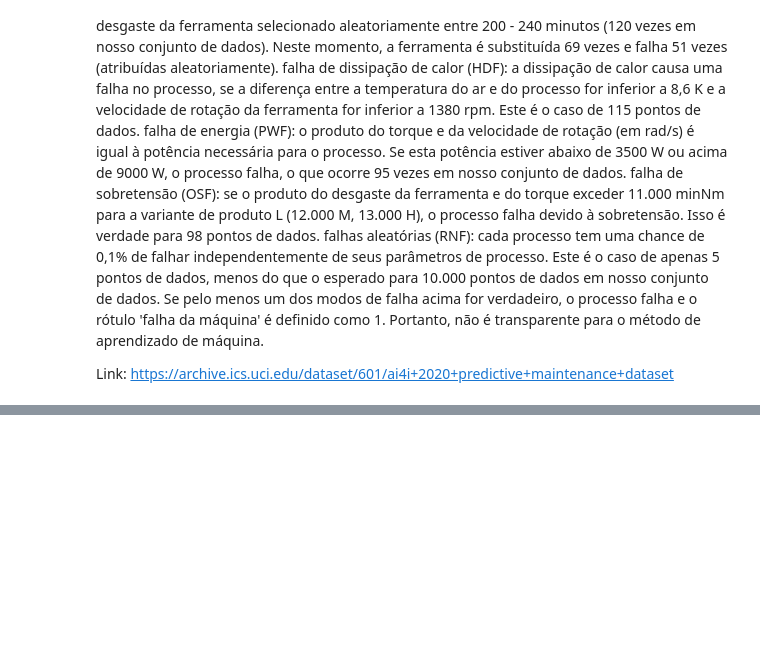
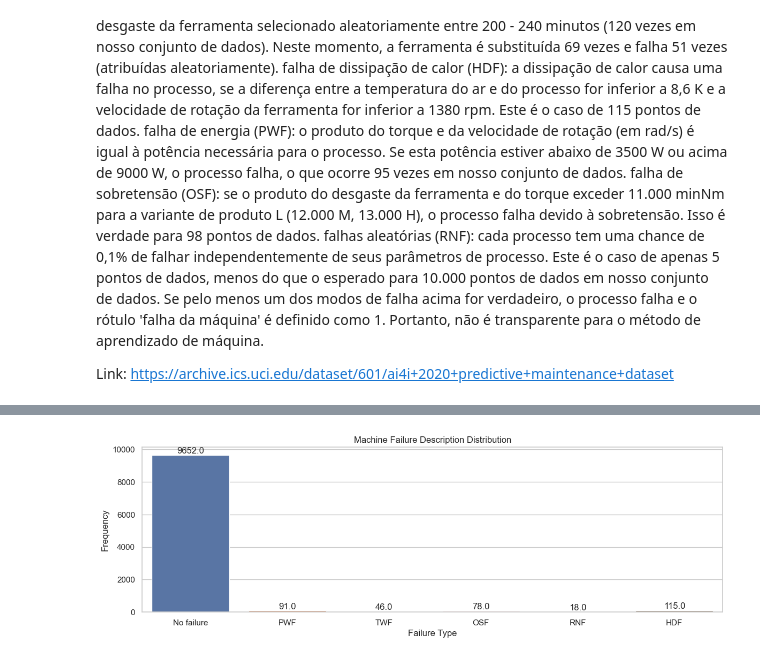
Before and after one commit to christhiangoncalves/Machine_Learning_Pipeline, a Jupyter notebook: Trab_Pipeline_ML_pt01.ipynb, the cells around one changed output, grey strips where cells are left out. Drawn from its saved outputs; the diff is of its cells as text; code cells hidden in the pictures; blank space fills up the shorter version.

```diff
--- a/Trab_Pipeline_ML_pt01.ipynb
+++ b/Trab_Pipeline_ML_pt01.ipynb
@@ -18,0 +135,13 @@ Link: https://archive.ics.uci.edu/dataset/601/ai4i+2020+predictive+maintenance+d
+# %%
+#Realizando a concatenação em uma unica coluna da descrição das falhas encontradas (Há mais de uma descrição para a mesma falha)
+def concat_columns_with_1(row):
+    columns_to_check = ['TWF', 'HDF', 'PWF', 'OSF', 'RNF']
+    values = [col for col in columns_to_check if row[col] == 1]
+    if not values:
+        return 'No failure'
+    return '_'.join(values)
+
+df_MNT_pred['description'] = df_MNT_pred.apply(concat_columns_with_1, axis=1)
+
+df_MNT_pred = df_MNT_pred.drop(['UDI','Product ID','TWF', 'HDF', 'PWF', 'OSF', 'RNF'],axis=1)
+df_MNT_pred.head()
@@ -18,0 +155,8 @@ Link: https://archive.ics.uci.edu/dataset/601/ai4i+2020+predictive+maintenance+d
+# %%
+#Como tem mais de um diagnostico de falha, para a mesma categoria, foi mantido apenas o principal diagnostico, retirando os secundários que estão após o delimitador '_', reduzindo o numero de classes
+def remove_after_underscore(value):
+    if '_' in value:
+        return value.split('_')[0]
+    else:
+        return value
+df_MNT_pred['description'] = df_MNT_pred['description'].apply(remove_after_underscore)
@@ -18,0 +183,18 @@ Link: https://archive.ics.uci.edu/dataset/601/ai4i+2020+predictive+maintenance+d
+# %%
+# Criando gráfico de 'Machine failure description Distribution'
+plt.figure(figsize=(14,4))
+sns.countplot(x='description', data = df_MNT_pred)
+plt.xlabel('Failure Type')
+plt.ylabel('Frequency')
+plt.title('Machine Failure Description Distribution')
+
+plt.xticks(rotation=0)
+
+#Adicionando rotulo de dados no gráfico
+ax = plt.gca()
+for p in ax.patches:
+    ax.annotate(f'{p.get_height()}', (p.get_x() + p.get_width() / 2, p.get_height()), ha='center', va='bottom')
+
+plt.show()
+# %% [output]
+[figure, added]
```
Also changed, not shown: parts of 35 cells of this notebook, 1 other file.
